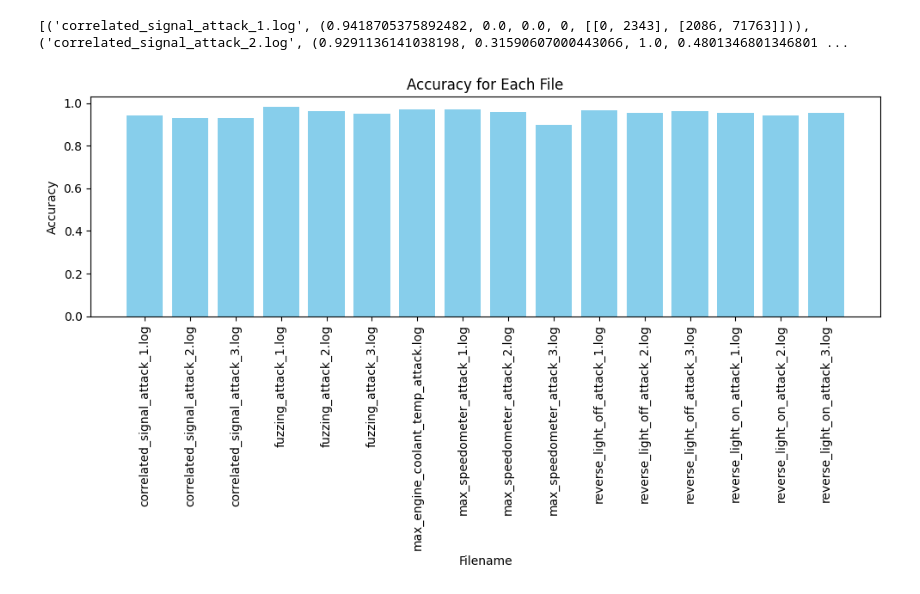
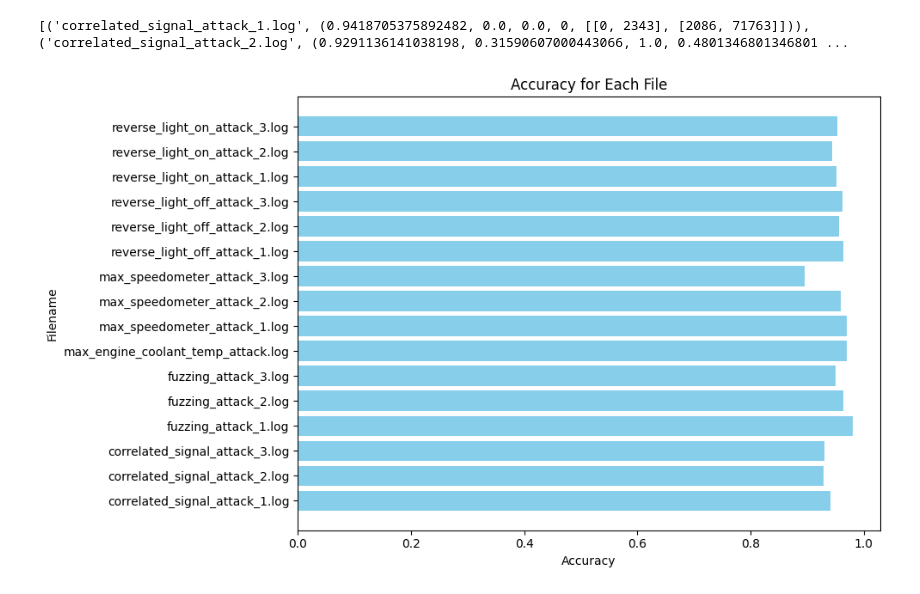
Before and after one commit to jcourson8/CANIDS, a Jupyter notebook: report/plot_59005e-6_threshold_results.ipynb, the cells around one changed output. Cells and saved outputs as stored; diff of their text form; code cells hidden in the pictures.

Commit message:
added more visualizations

```diff
--- a/report/plot_59005e-6_threshold_results.ipynb
+++ b/report/plot_59005e-6_threshold_results.ipynb
@@ -8,17 +8,17 @@ print(results)
 # %%
 import matplotlib.pyplot as plt
 
+#"results" is a list of tuples in the format ('filename', (accuracy, precision, recall, f1_score, confusion_matrix))
 filenames = [result[0] for result in results]
 accuracies = [result[1][0] for result in results]
 
-# Plotting
+#Plotting using horizontal bars
 plt.figure(figsize=(10, 6))
-plt.bar(filenames, accuracies, color='skyblue')
-plt.xlabel('Filename')
-plt.ylabel('Accuracy')
+plt.barh(filenames, accuracies, color='skyblue')
+plt.xlabel('Accuracy')
+plt.ylabel('Filename')
 plt.title('Accuracy for Each File')
-plt.xticks(rotation=90)  # Rotate filenames for better readability
 plt.tight_layout()
 plt.show()
 # %% [output]
-[figure, old version]
+[figure, new version]
```
Also changed, not shown: parts of 4 cells of this notebook.
